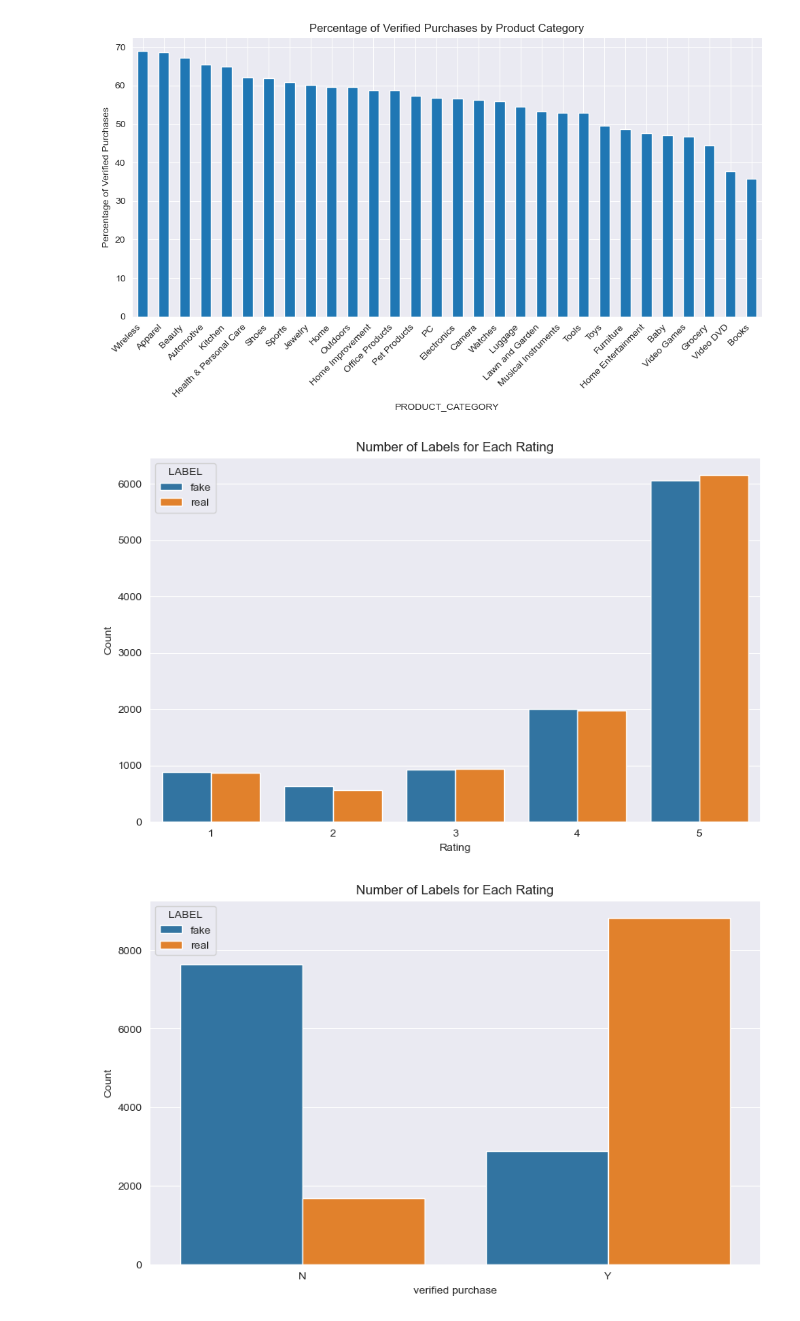
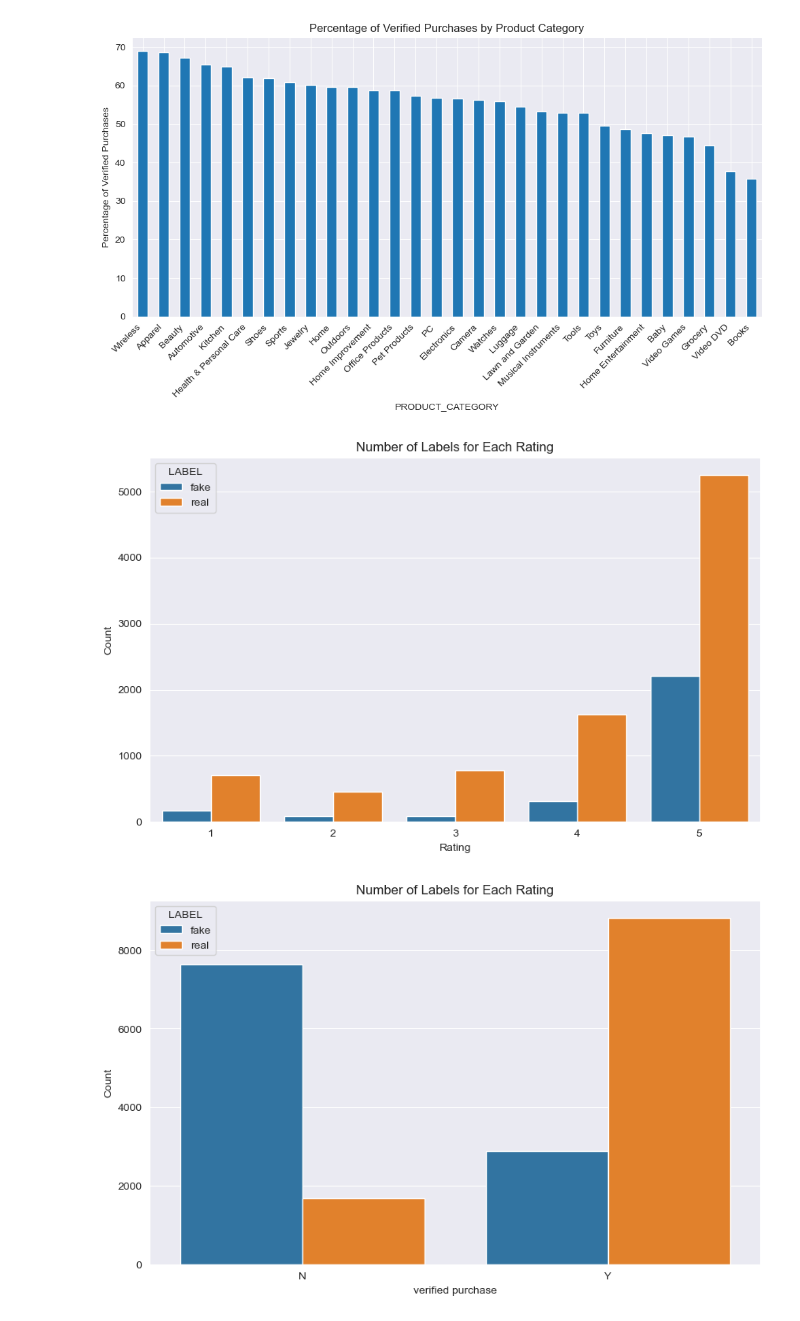
Before and after one commit to Gianma23/amazon_fake_reviews_detection, a Jupyter notebook: data_exploration.ipynb, the cells around one changed output. Cells and saved outputs as stored; diff of their text form; code cells hidden in the pictures.

```diff
--- a/data_exploration.ipynb
+++ b/data_exploration.ipynb
@@ -71,17 +71,18 @@ plt.show()
 [figure]
 # %%
 import seaborn as sns
-count_df = df.groupby(['RATING', 'LABEL']).size().reset_index(name='COUNT')
+filtered_df = df[df['VERIFIED_PURCHASE'] == 'Y']
+count_df = filtered_df.groupby(['RATING', 'LABEL']).size().reset_index(name='COUNT')
 
 # Create a barplot
 plt.figure(figsize=(10, 6))
 sns.barplot(x='RATING', y='COUNT', hue='LABEL', data=count_df)
 plt.title('Number of Labels for Each Rating')
 plt.ylabel('Count')
 plt.xlabel('Rating')
 plt.show()
 # %% [output]
-[figure, old version]
+[figure, new version]
 # %%
 count_df = df.groupby(['VERIFIED_PURCHASE', 'LABEL']).size().reset_index(name='COUNT')
 
```
Also changed, not shown: 6 other files.
